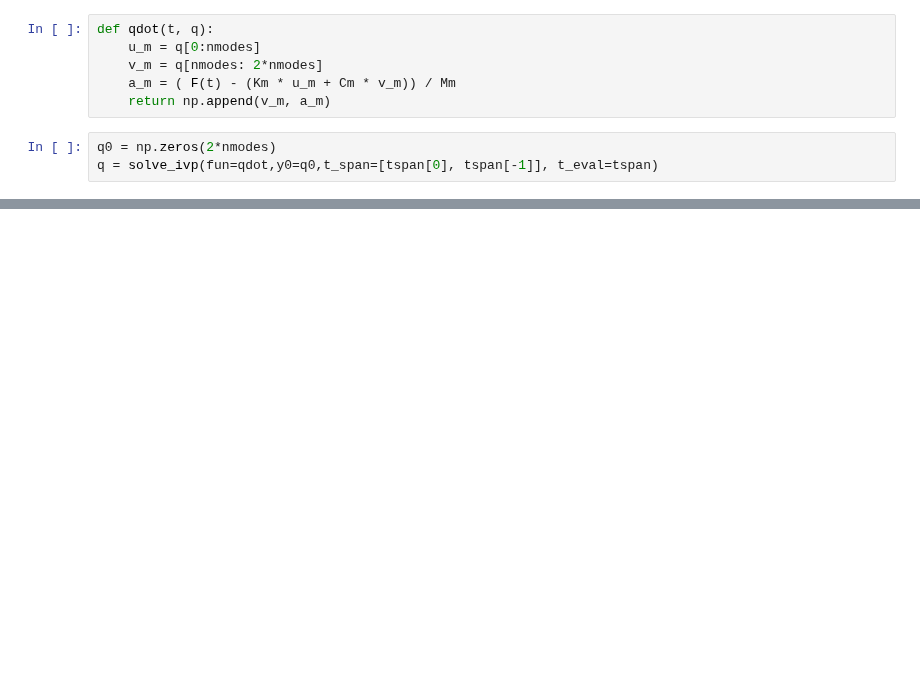
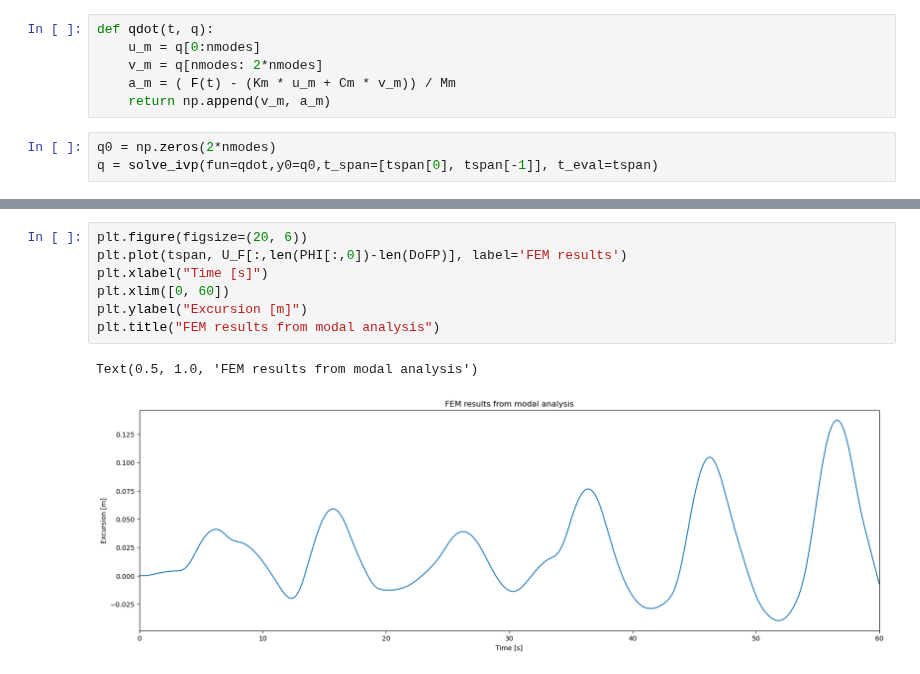
Before and after one commit to maxblw/CIEM4220_CM, a Jupyter notebook: model/modal_analysis.ipynb, the cells around one changed output, grey strips where cells are left out. Saved outputs shown, nothing was run; the diff lists cells and outputs as text; blank space fills up the shorter version.

```diff
--- a/model/modal_analysis.ipynb
+++ b/model/modal_analysis.ipynb
@@ -254,0 +299,10 @@ Text(0.5, 1.0, 'FEM results from modal analysis')
+# %%
+plt.figure(figsize=(20, 6))
+plt.plot(tspan, U_F[:,len(PHI[:,0])-len(DoFP)], label='FEM results')
+plt.xlabel("Time [s]")
+plt.xlim([0, 60])
+plt.ylabel("Excursion [m]")
+plt.title("FEM results from modal analysis")
+# %% [output]
+Text(0.5, 1.0, 'FEM results from modal analysis')
+[figure, added]
```
Also changed, not shown: parts of 13 cells of this notebook, 17 other files.
